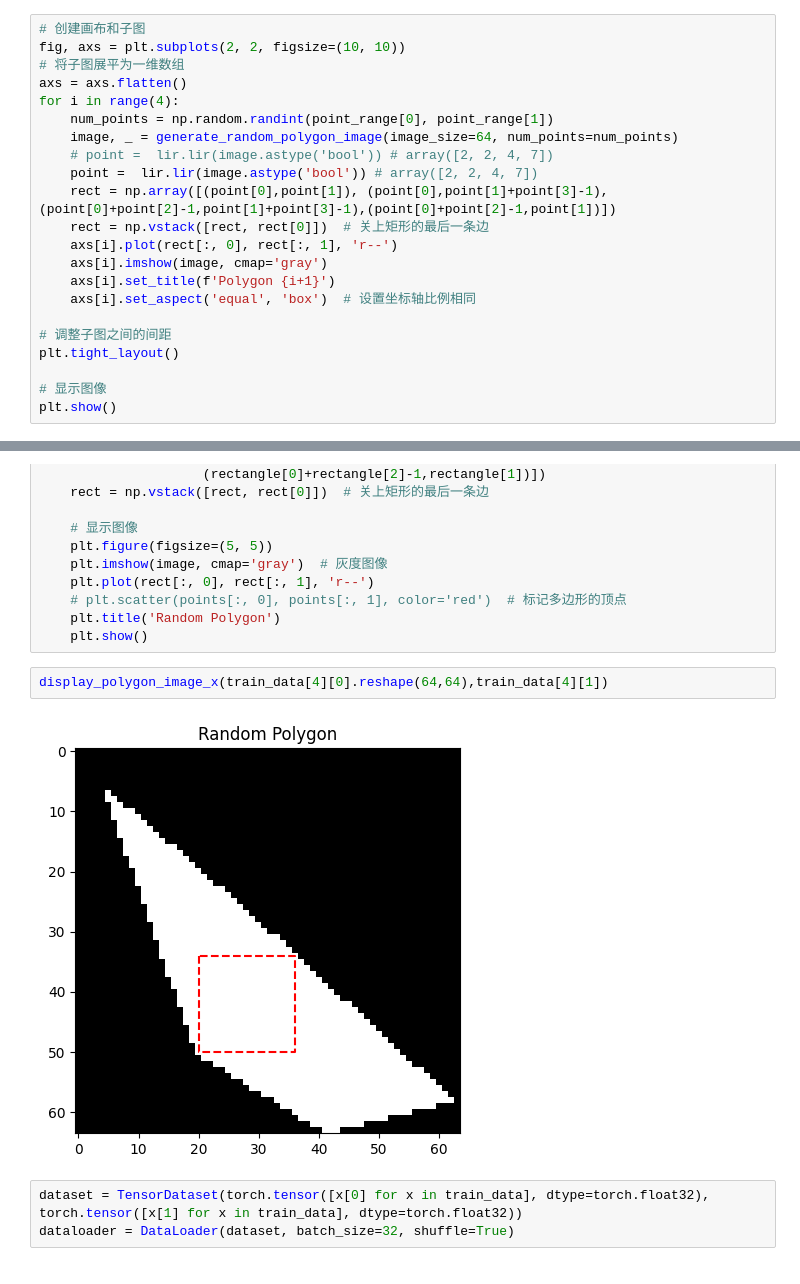
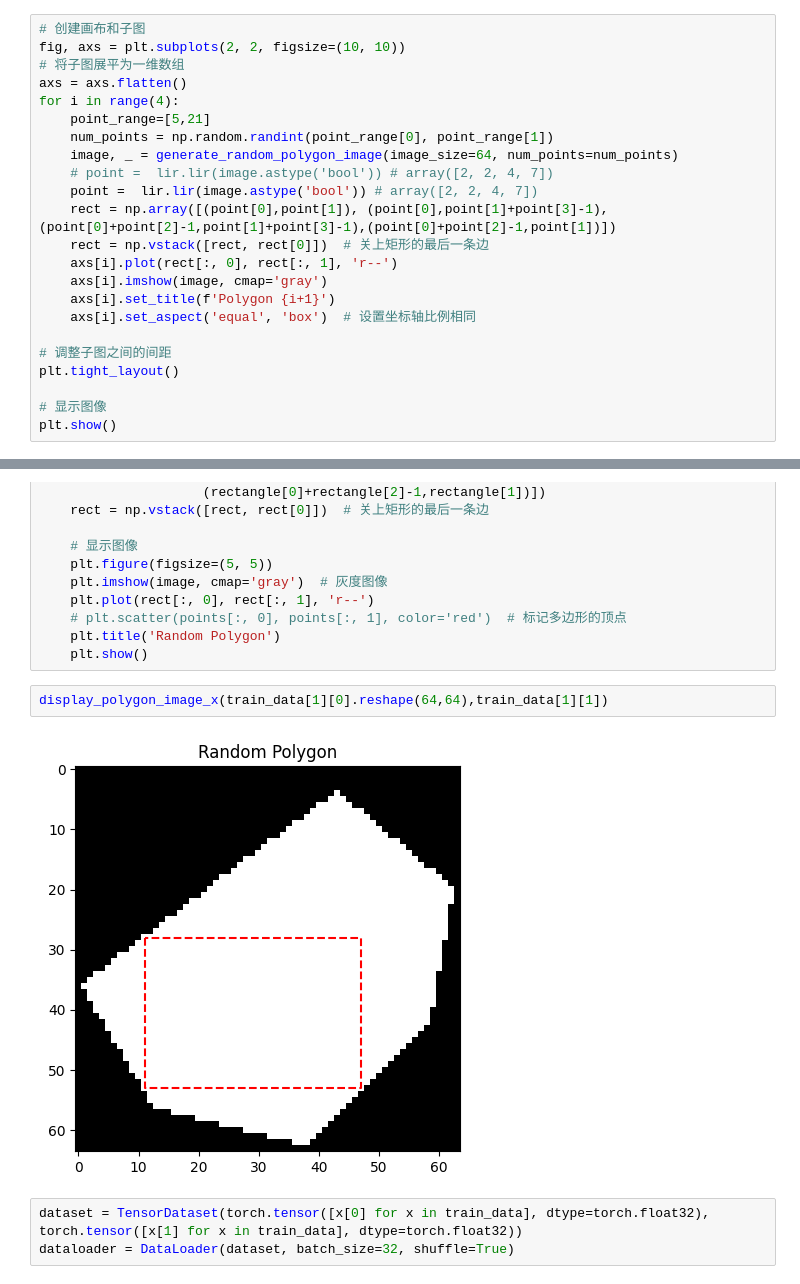
Before and after one commit to loki-zhou/makemerich, a Jupyter notebook: find_max_rect_cnn.ipynb, the cells around one changed output, grey strips where cells are left out. Drawn from its saved outputs; the diff is of its cells as text.

```diff
--- a/find_max_rect_cnn.ipynb
+++ b/find_max_rect_cnn.ipynb
@@ -57,6 +57,7 @@ fig, axs = plt.subplots(2, 2, figsize=(10, 10))
 # 将子图展平为一维数组
 axs = axs.flatten()
 for i in range(4):
+    point_range=[5,21]
     num_points = np.random.randint(point_range[0], point_range[1])
     image, _ = generate_random_polygon_image(image_size=64, num_points=num_points)
     # point =  lir.lir(image.astype('bool')) # array([2, 2, 4, 7])
@@ -136,9 +132,9 @@ def display_polygon_image_x(image, rectangle):
     plt.title('Random Polygon')
     plt.show()
 # %%
-display_polygon_image_x(train_data[4][0].reshape(64,64),train_data[4][1])
+display_polygon_image_x(train_data[1][0].reshape(64,64),train_data[1][1])
 # %% [output]
-[figure, old version]
+[figure, new version]
 # %%
 dataset = TensorDataset(torch.tensor([x[0] for x in train_data], dtype=torch.float32), torch.tensor([x[1] for x in train_data], dtype=torch.float32))
 dataloader = DataLoader(dataset, batch_size=32, shuffle=True)
```
Also changed, not shown: parts of 7 cells of this notebook.
